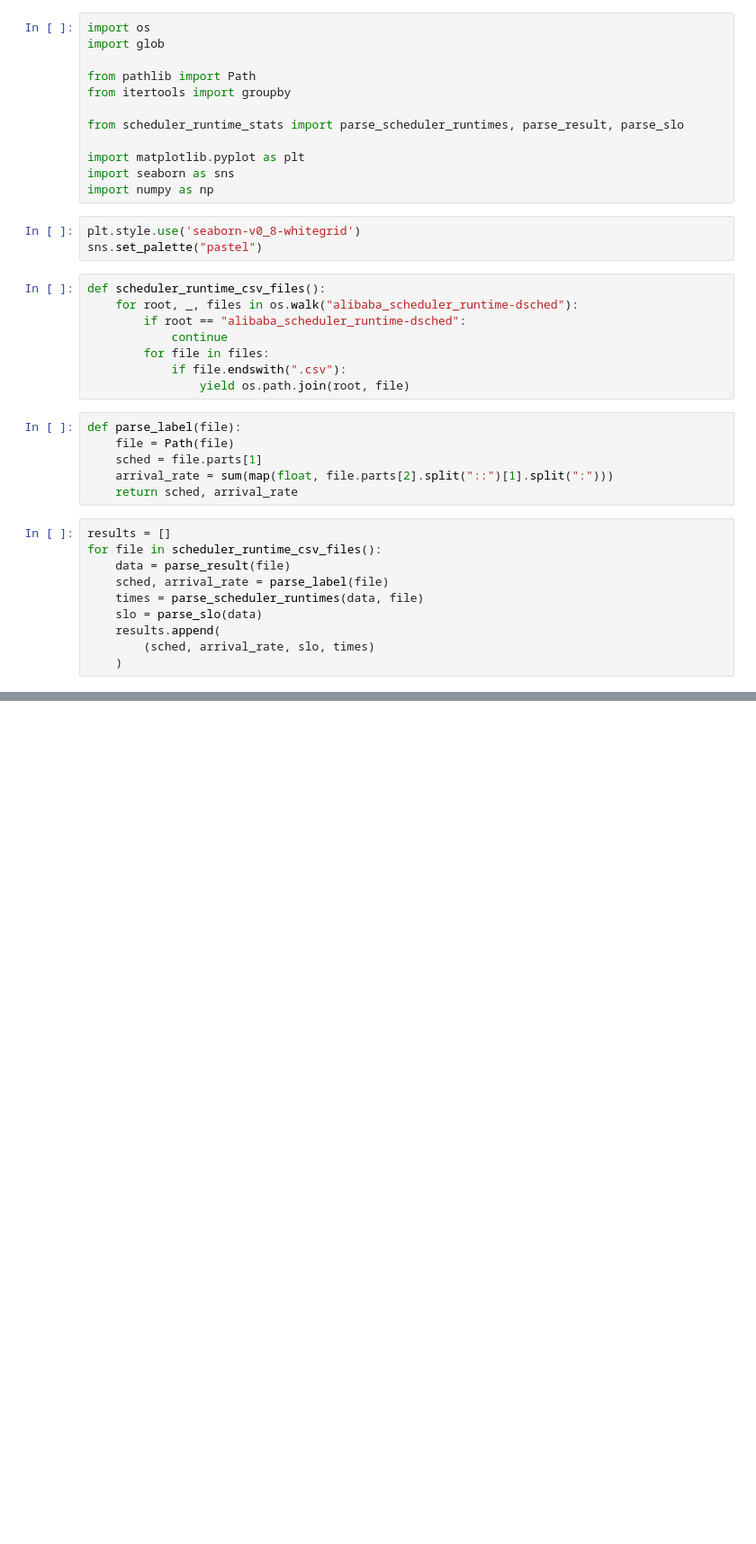
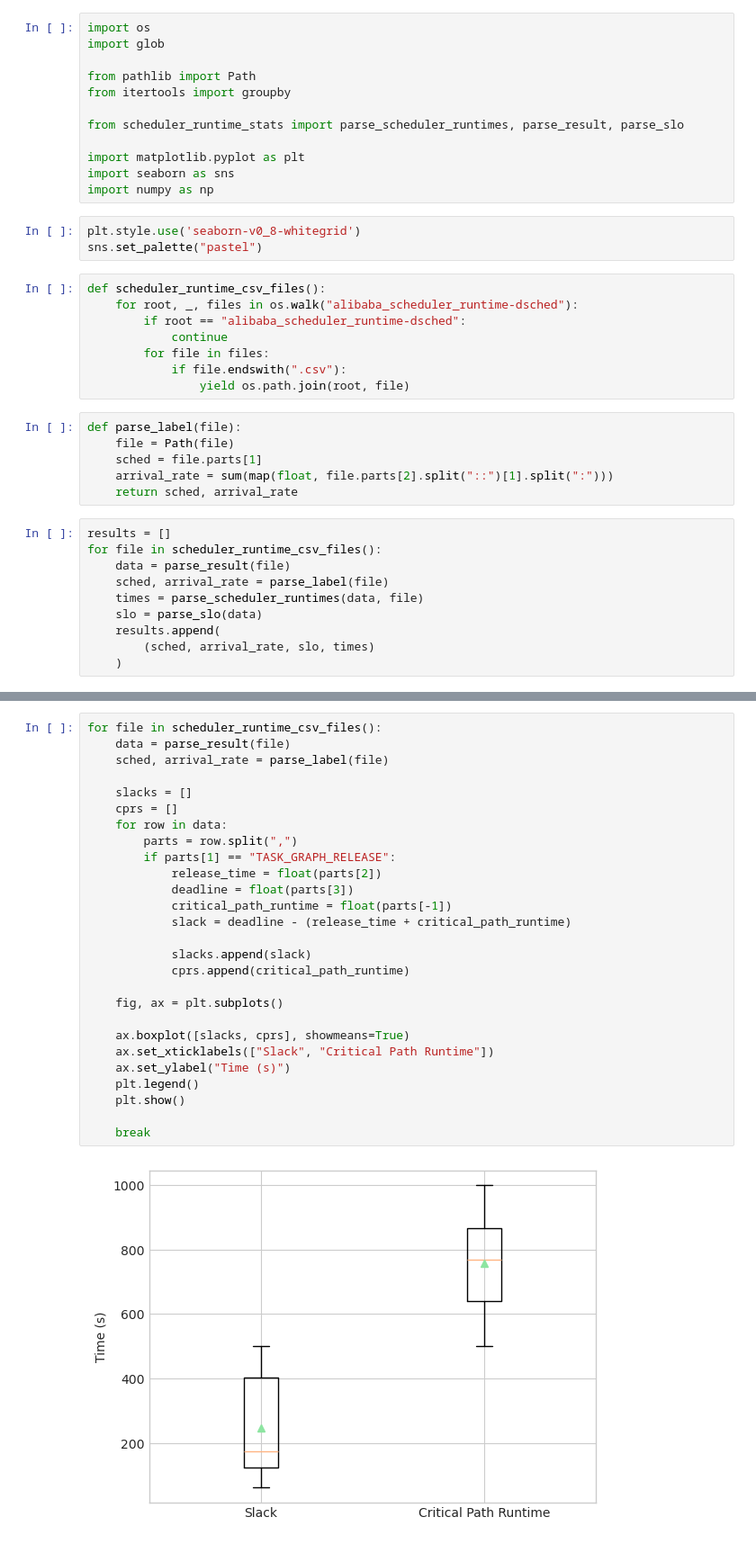
Before and after one commit to ShreyB2091/erdos-scheduling-simulator, a Jupyter notebook: sosp25/notebook.ipynb, the cells around one changed output, grey strips where cells are left out. Shown: that part at 90% size. Saved outputs shown, nothing was run; the diff lists cells and outputs as text; blank space fills up the shorter version.

```diff
--- a/sosp25/notebook.ipynb
+++ b/sosp25/notebook.ipynb
@@ -83,0 +84,29 @@ plt.show()
+# %%
+for file in scheduler_runtime_csv_files():
+    data = parse_result(file)
+    sched, arrival_rate = parse_label(file)
+
+    slacks = []
+    cprs = []
+    for row in data:
+        parts = row.split(",")
+        if parts[1] == "TASK_GRAPH_RELEASE":
+            release_time = float(parts[2])
+            deadline = float(parts[3])
+            critical_path_runtime = float(parts[-1])
+            slack = deadline - (release_time + critical_path_runtime)
+
+            slacks.append(slack)
+            cprs.append(critical_path_runtime)
+
+    fig, ax = plt.subplots()
+
+    ax.boxplot([slacks, cprs], showmeans=True)
+    ax.set_xticklabels(["Slack", "Critical Path Runtime"])
+    ax.set_ylabel("Time (s)")
+    plt.legend()
+    plt.show()
+
+    break
+# %% [output]
+[figure, added]
```
Also changed, not shown: parts of 2 cells of this notebook, 10 other files.
